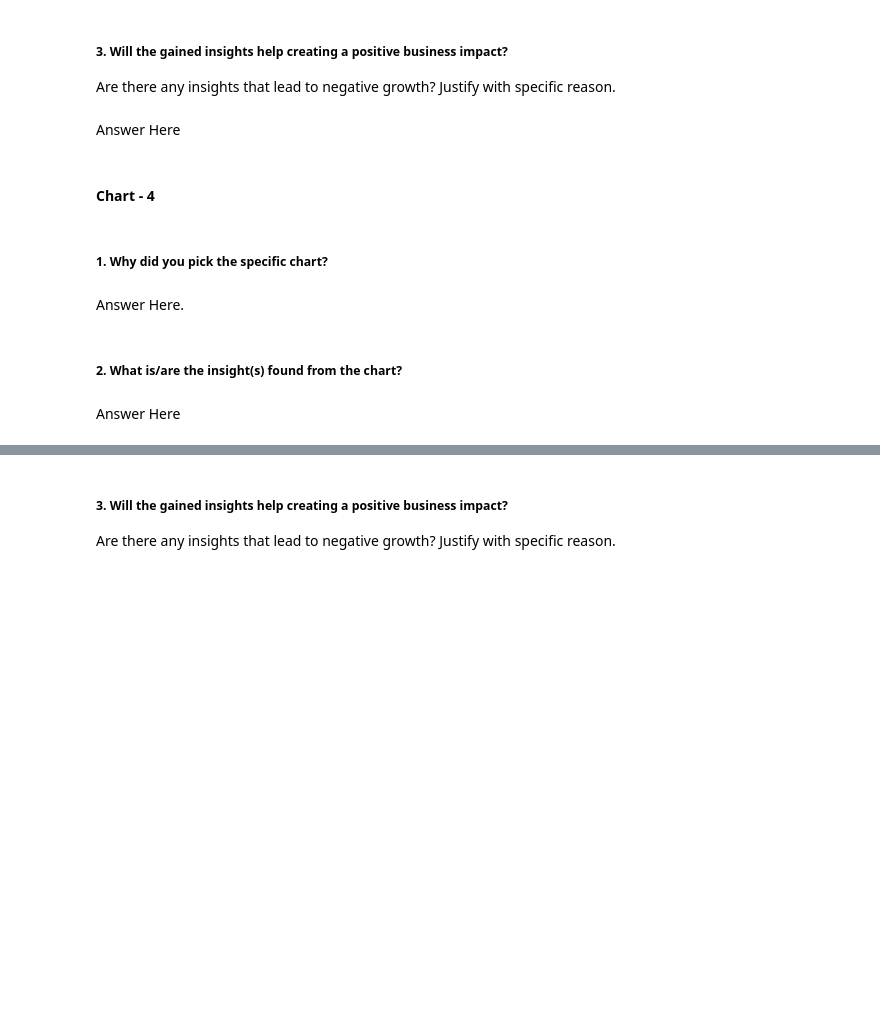
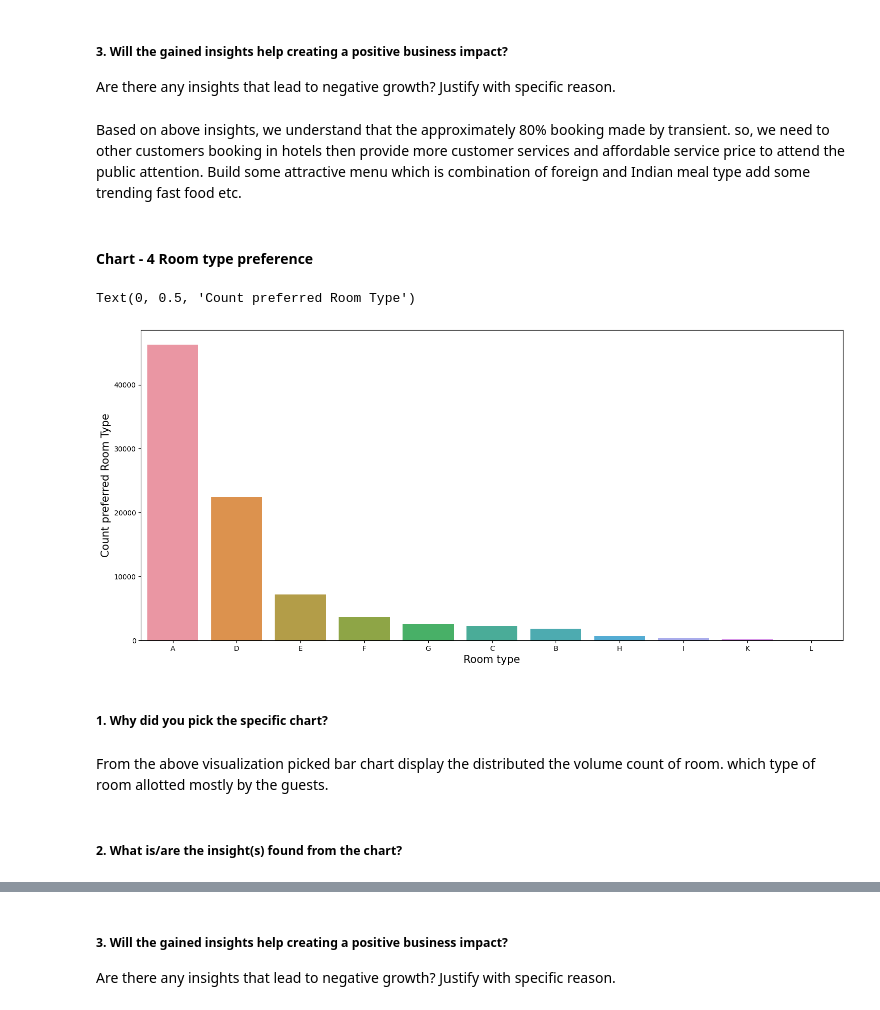
Before and after one commit to Bharatgaur/Almabetter_Projects, a Jupyter notebook: EDA_Project_on_Hotel_Booking_Analysis_.ipynb, the cells around one changed output, grey strips where cells are left out. Cells and saved outputs as stored; diff of their text form; code cells hidden in the pictures; blank space fills up the shorter version.

```diff
--- a/EDA_Project_on_Hotel_Booking_Analysis_.ipynb
+++ b/EDA_Project_on_Hotel_Booking_Analysis_.ipynb
@@ -422,7 +645,7 @@ Answer Here
 # %% [markdown]
 ##### 3. Will the gained insights help creating a positive business impact?
 Are there any insights that lead to negative growth? Justify with specific reason.
-# %% [markdown]
-Answer Here
+# %% [markdown]
+Based on above insights, we understand that the approximately 80% booking made by transient. so, we need to other customers booking in hotels then provide more customer services and affordable service price to attend the public attention. Build some attractive menu which is combination of foreign and Indian meal type add some trending fast food etc.
 # %% [markdown]
-#### Chart - 4
+#### Chart - 4 Room type preference
@@ -431,8 +652,18 @@ Answer Here
+# %%
+# Chart - 4 visualization code
+
+#set plot size
+plt.figure(figsize=(18,8))
+#plotting
+sns.countplot(x=Hotel_Booking_df['assigned_room_type'], order= Hotel_Booking_df['assigned_room_type'].value_counts().index)
+plt.xlabel('Room type', fontsize = 15)
+plt.ylabel('Count preferred Room Type', fontsize = 15)
+# %% [output]
+Text(0, 0.5, 'Count preferred Room Type')
+[figure, added]
 # %% [markdown]
 ##### 1. Why did you pick the specific chart?
-# %% [markdown]
-Answer Here.
+# %% [markdown]
+From the above visualization picked bar chart display the distributed the volume count of room. which type of room allotted mostly by the guests.
 # %% [markdown]
 ##### 2. What is/are the insight(s) found from the chart?
-# %% [markdown]
-Answer Here
```
Also changed, not shown: parts of 49 cells of this notebook.
